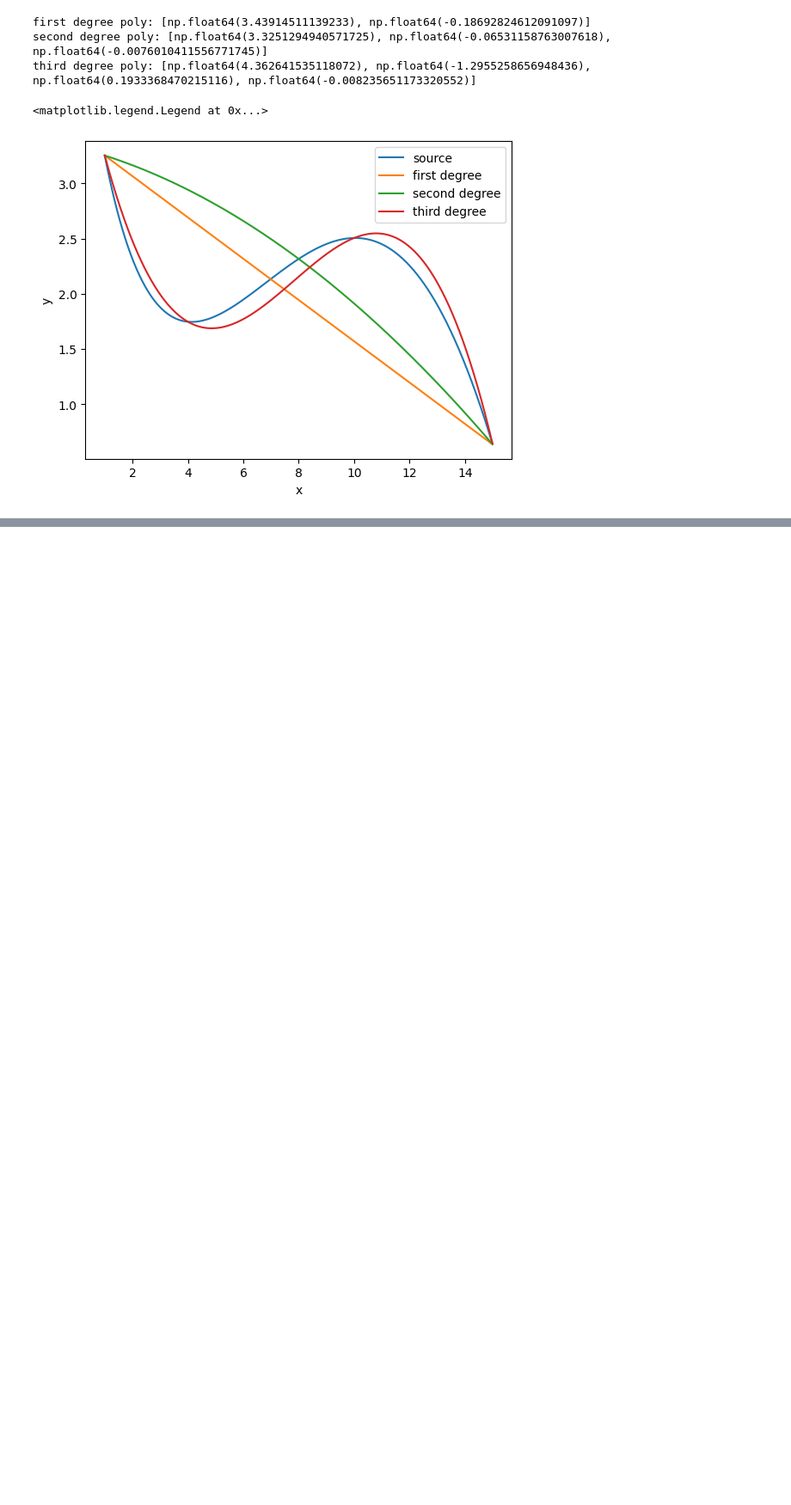
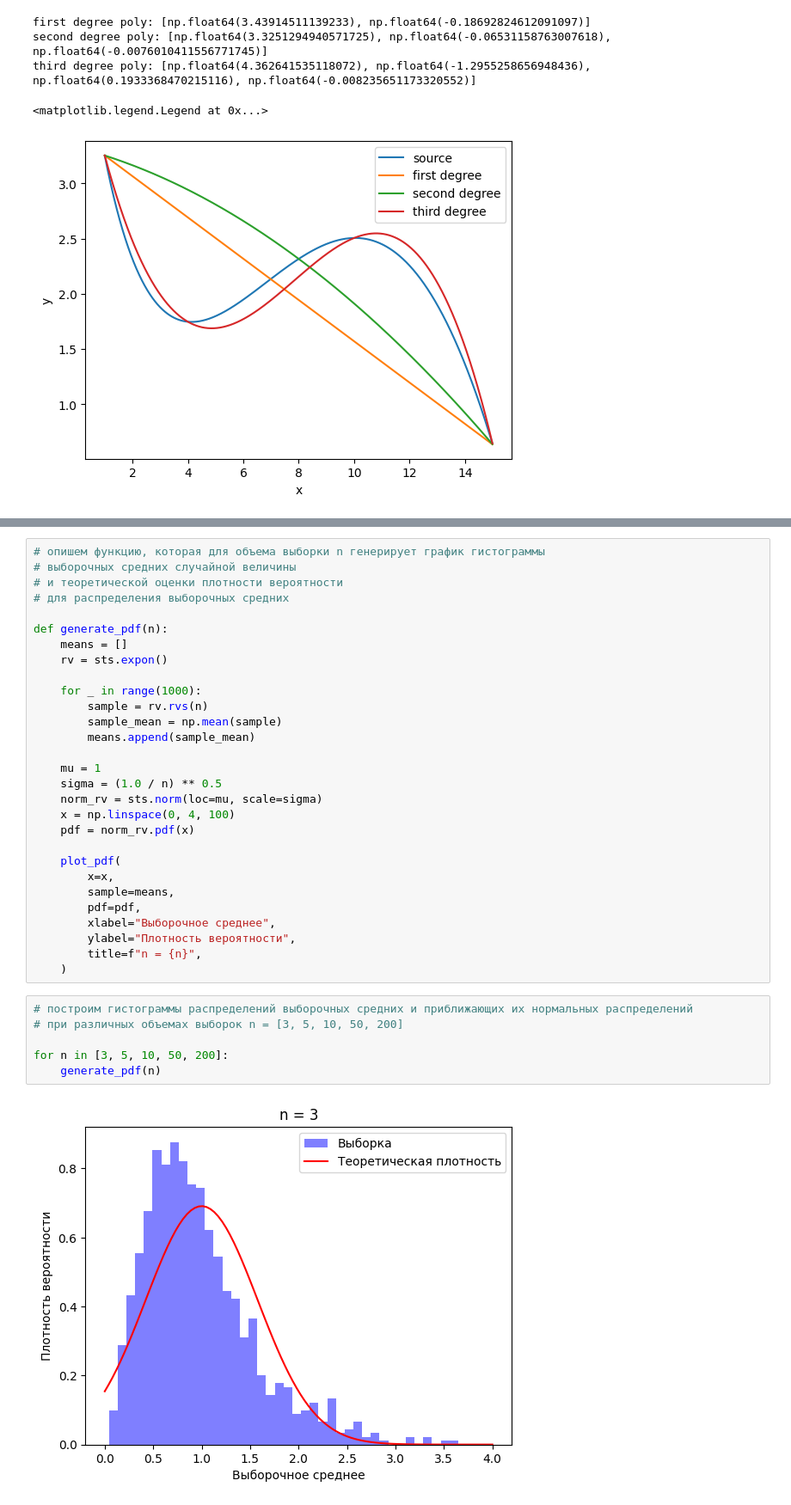
Before and after one commit to poslam/sem5-ds, a Jupyter notebook: work/1/1.ipynb, the cells around one changed output, grey strips where cells are left out. Shown: that part at 86% size. Saved outputs shown, nothing was run; the diff lists cells and outputs as text; blank space fills up the shorter version.

```diff
--- a/work/1/1.ipynb
+++ b/work/1/1.ipynb
@@ -182,0 +248,37 @@ third degree poly: [np.float64(4.362641535118072), np.float64(-1.295525865694843
+# %%
+# опишем функцию, которая для объема выборки n генерирует график гистограммы
+# выборочных средних случайной величины
+# и теоретической оценки плотности вероятности
+# для распределения выборочных средних
+
+def generate_pdf(n):
+    means = []
+    rv = sts.expon()
+
+    for _ in range(1000):
+        sample = rv.rvs(n)
+        sample_mean = np.mean(sample)
+        means.append(sample_mean)
+
+    mu = 1
+    sigma = (1.0 / n) ** 0.5
+    norm_rv = sts.norm(loc=mu, scale=sigma)
+    x = np.linspace(0, 4, 100)
+    pdf = norm_rv.pdf(x)
+
+    plot_pdf(
+        x=x,
+        sample=means,
+        pdf=pdf,
+        xlabel="Выборочное среднее",
+        ylabel="Плотность вероятности",
+        title=f"n = {n}",
+    )
+# %%
+# построим гистограммы распределений выборочных средних и приближающих их нормальных распределений
+# при различных объемах выборок n = [3, 5, 10, 50, 200]
+
+for n in [3, 5, 10, 50, 200]:
+    generate_pdf(n)
+# %% [output]
+[figure, added]
```
Also changed, not shown: parts of 8 cells of this notebook, 1 other file.
